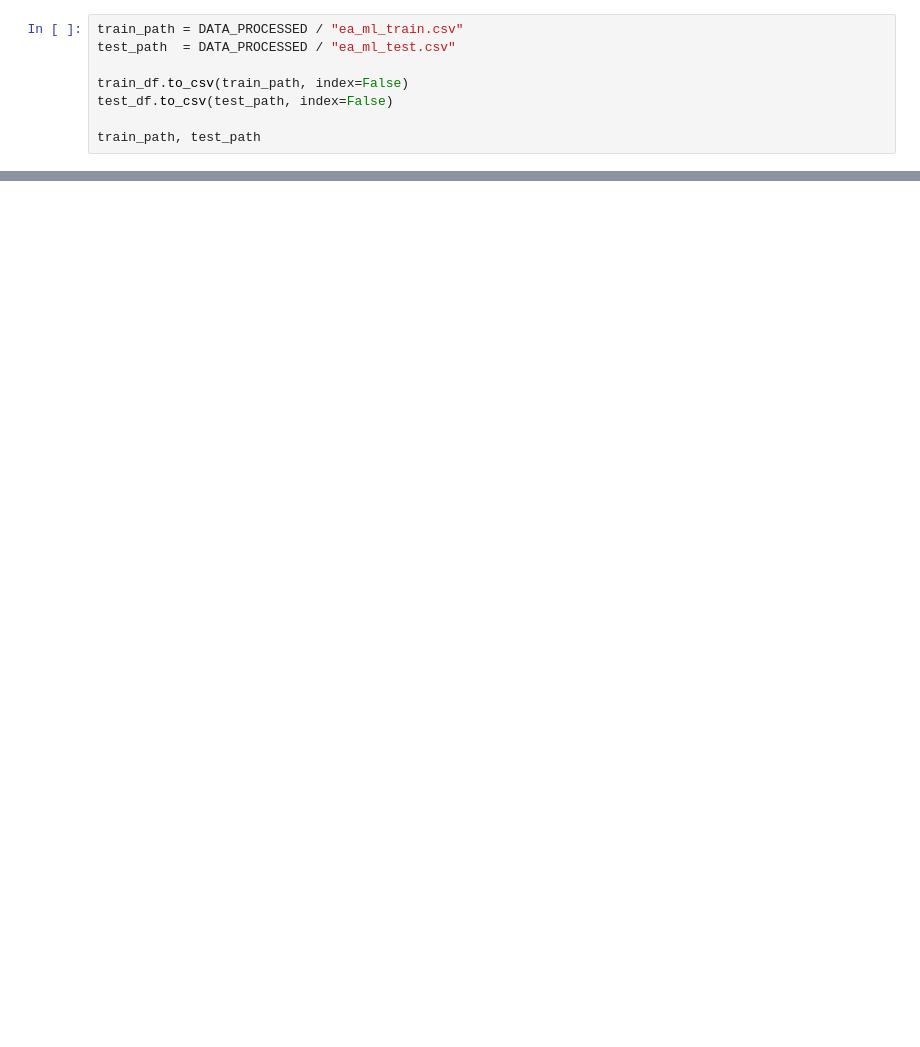
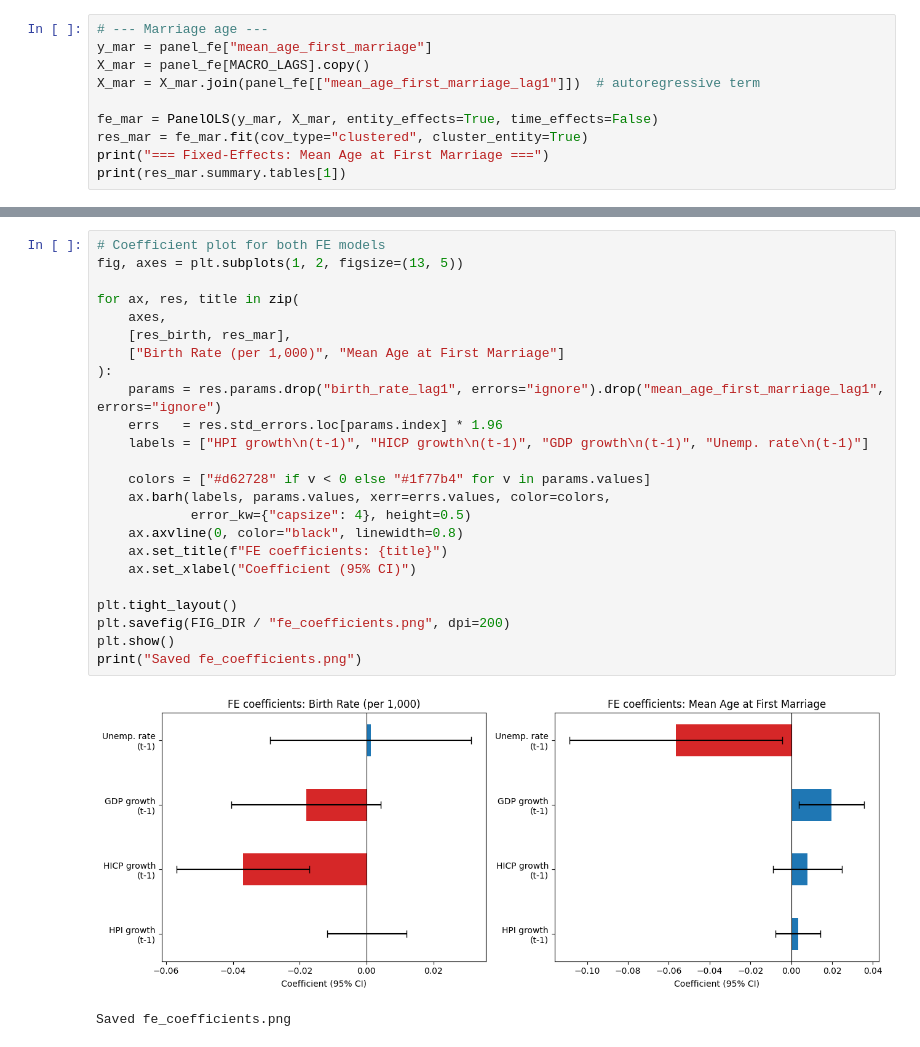
Before and after one commit to kamilaya/DE_assignment, a Jupyter notebook: ML_notebook.ipynb, the cells around one changed output, grey strips where cells are left out. Saved outputs shown, nothing was run; the diff lists cells and outputs as text; blank space fills up the shorter version.

```diff
--- a/ML_notebook.ipynb
+++ b/ML_notebook.ipynb
@@ -44,9 +73,11 @@ Test shape: (690, 24)
 # %%
-train_path = DATA_PROCESSED / "ea_ml_train.csv"
-test_path  = DATA_PROCESSED / "ea_ml_test.csv"
+# --- Marriage age ---
+y_mar = panel_fe["mean_age_first_marriage"]
+X_mar = panel_fe[MACRO_LAGS].copy()
+X_mar = X_mar.join(panel_fe[["mean_age_first_marriage_lag1"]])  # autoregressive term
 
-train_df.to_csv(train_path, index=False)
-test_df.to_csv(test_path, index=False)
-
-train_path, test_path
+fe_mar = PanelOLS(y_mar, X_mar, entity_effects=True, time_effects=False)
+res_mar = fe_mar.fit(cov_type="clustered", cluster_entity=True)
+print("=== Fixed-Effects: Mean Age at First Marriage ===")
+print(res_mar.summary.tables[1])
 # %% [output]
@@ -54,0 +95,27 @@ train_path, test_path
+# %%
+# Coefficient plot for both FE models
+fig, axes = plt.subplots(1, 2, figsize=(13, 5))
+
+for ax, res, title in zip(
+    axes,
+    [res_birth, res_mar],
+    ["Birth Rate (per 1,000)", "Mean Age at First Marriage"]
+):
+    params = res.params.drop("birth_rate_lag1", errors="ignore").drop("mean_age_first_marriage_lag1", errors="ignore")
+    errs   = res.std_errors.loc[params.index] * 1.96
+    labels = ["HPI growth\n(t-1)", "HICP growth\n(t-1)", "GDP growth\n(t-1)", "Unemp. rate\n(t-1)"]
+
+    colors = ["#d62728" if v < 0 else "#1f77b4" for v in params.values]
+    ax.barh(labels, params.values, xerr=errs.values, color=colors,
+            error_kw={"capsize": 4}, height=0.5)
+    ax.axvline(0, color="black", linewidth=0.8)
+    ax.set_title(f"FE coefficients: {title}")
+    ax.set_xlabel("Coefficient (95% CI)")
+
+plt.tight_layout()
+plt.savefig(FIG_DIR / "fe_coefficients.png", dpi=200)
+plt.show()
+print("Saved fe_coefficients.png")
+# %% [output]
+[figure, added]
+Saved fe_coefficients.png
```
Also changed, not shown: parts of 9 cells of this notebook, 8 other files.
